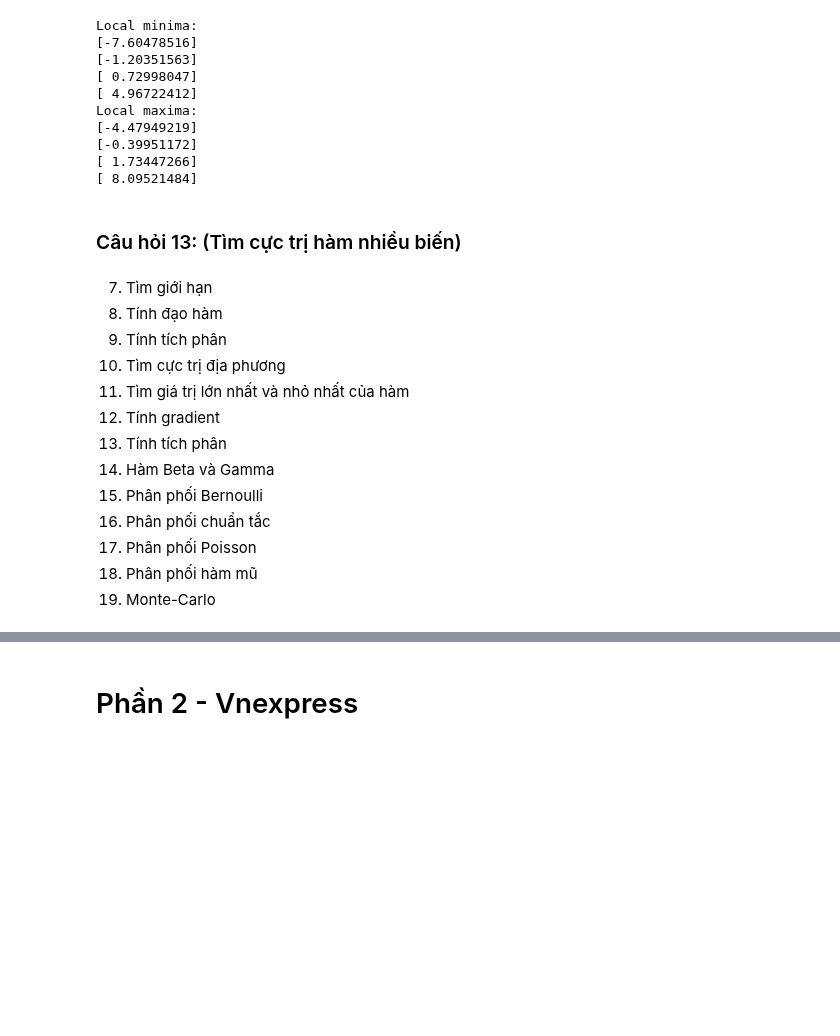
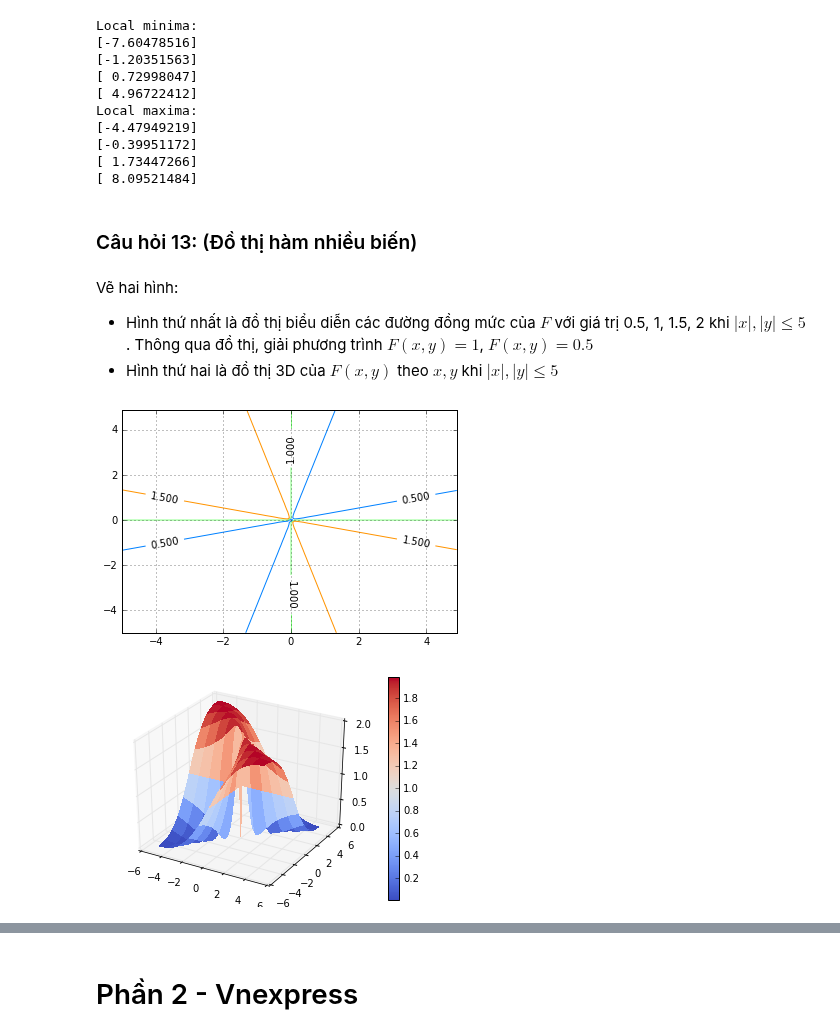
Before and after one commit to riduan91/DSC101, a Jupyter notebook: Lesson3/TD/LibrariesInPython.ipynb, the cells around one changed output, grey strips where cells are left out. Drawn from its saved outputs; the diff is of its cells as text; code cells hidden in the pictures; blank space fills up the shorter version.

```diff
--- a/Lesson3/TD/LibrariesInPython.ipynb
+++ b/Lesson3/TD/LibrariesInPython.ipynb
@@ -210,18 +210,15 @@ Local maxima:
 [ 1.73447266]
 [ 8.09521484]
 # %% [markdown]
-### Câu hỏi 13: (Tìm cực trị hàm nhiều biến)
+### Câu hỏi 13: (Đồ thị hàm nhiều biến)
-# %% [markdown]
-7. Tìm giới hạn
-8. Tính đạo hàm
-9. Tính tích phân
-10. Tìm cực trị địa phương
-11. Tìm giá trị lớn nhất và nhỏ nhất của hàm
-12. Tính gradient
-13. Tính tích phân
-14. Hàm Beta và Gamma
-15. Phân phối Bernoulli
-16. Phân phối chuẩn tắc
-17. Phân phối Poisson
-18. Phân phối hàm mũ
-19. Monte-Carlo
+# %% [markdown]
+Vẽ hai hình:
+- Hình thứ nhất là đồ thị biểu diễn các đường đồng mức của $F$ với giá trị 0.5, 1, 1.5, 2 khi $|x|, |y| \leq 5$. Thông qua đồ thị, giải phương trình $F(x, y) = 1$, $F(x, y) = 0.5$
+- Hình thứ hai là đồ thị 3D của $F(x, y)$ theo $x, y$ khi $|x|, |y| \leq 5$
+# %%
+%matplotlib inline
+from Maths_Solution import ex13
+ex13() #This is the function name in the solution
+# %% [output]
+[figure, added]
+[figure, added]
```
Also changed, not shown: parts of 20 cells of this notebook, 2 other files.
